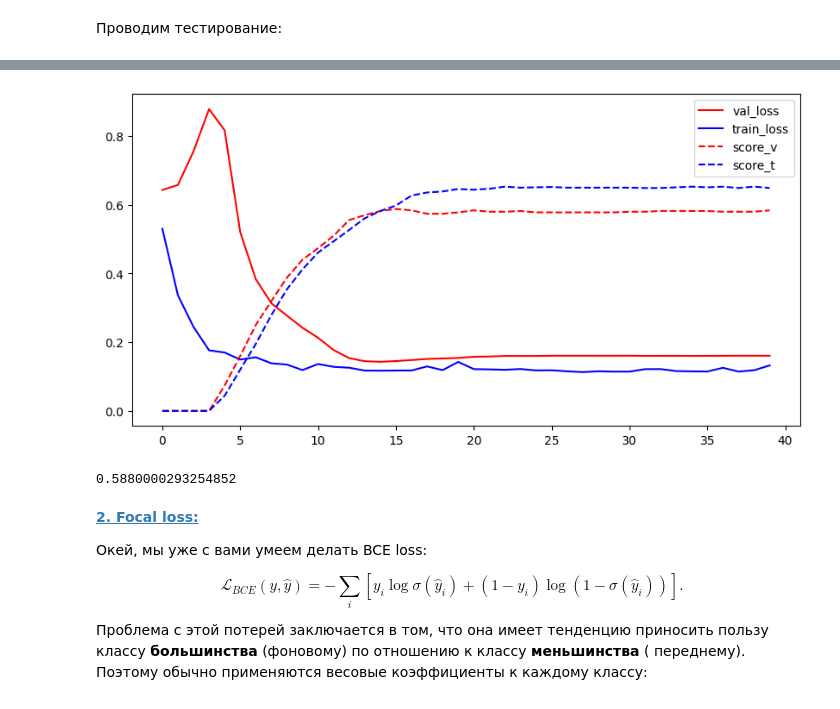
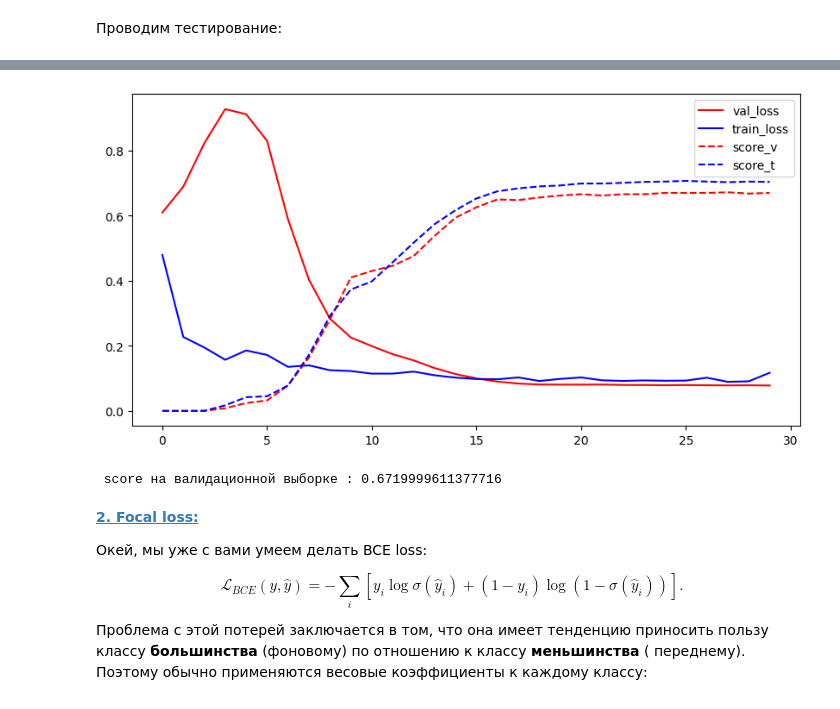
Before and after one commit to KiykoHanna/Stepik-DeepLearning, a Jupyter notebook: [hw]semantic_segmentation.ipynb, the cells around one changed output, grey strips where cells are left out. Saved outputs shown, nothing was run; the diff lists cells and outputs as text; code cells hidden in the pictures.

```diff
--- a/[hw]semantic_segmentation.ipynb
+++ b/[hw]semantic_segmentation.ipynb
@@ -380,16 +380,13 @@ def train(model, opt, loss_fn, epochs, data_tr, data_val, sheduler, score_fn):
         Y_hat = model(X_val.to(device)).detach().to('cpu')
         Y_pred = torch.sigmoid(Y_hat)
         Y_pred = Y_pred.to(device)
-        # Y_pred = torch.where(Y_pred > 0.5, 1, 0)
-
-        # Y_batch = Y_batch.to(device)
 
         cur_iou += iou_pytorch(Y_pred, Y_batch).mean().item()
         epoch_iou = cur_iou / len(data_tr)
 
-        if epoch_iou > best_iou:
-                best_iou = epoch_iou
-                best_model_wts = copy.deepcopy(model.state_dict())
+        # if epoch_iou > best_iou:
+        #         best_iou = epoch_iou
+        #         best_model_wts = copy.deepcopy(model.state_dict())
 
         loss_v.append(loss_fn(Y_val, Y_hat))
         avg_score_t = score_fn(model, iou_pytorch, data_tr)
@@ -408,12 +405,13 @@ def train(model, opt, loss_fn, epochs, data_tr, data_val, sheduler, score_fn):
             plt.axis('off')
 
             plt.subplot(2, 6, k+7)
-            plt.imshow((Y_hat[k, 0]), cmap='gray')
+            Y_pred = Y_pred.to('cpu')
+            plt.imshow((Y_pred[k, 0]), cmap='gray')
             plt.title('Output')
             plt.axis('off')
         plt.suptitle('%d / %d - loss: %f' % (epoch+1, epochs, avg_loss))
         plt.show()
-    model.load_state_dict(best_model_wts)
+    # model.load_state_dict(best_model_wts)
     return loss_t, loss_v, score_v, score_t
 # %% [markdown]
 ## Инференс [1 балл]
@@ -430,7 +428,7 @@ def score_model(model, metric, data):
     scores = 0
     for X_batch, Y_label in data:
       Y_pred = model(X_batch.to(device))
-      Y_pred = Y_pred > 0.5
+      torch.where(Y_pred > 0.5, 1, 0)
       scores += metric(Y_pred, Y_label.to(device)).mean().item()
     return scores/len(data)
 # %% [markdown]
@@ -497,7 +498,7 @@ def dice_loss(y_real, y_pred):
 model_dice = SegNet().to(device)
 
 max_epochs = 30
-optim = torch.optim.Adam(model.parameters(), lr=1e-4)
-scheduler = torch.optim.lr_scheduler.StepLR(optim, step_size=1, gamma=0.85)
+optim = torch.optim.Adam(model_dice.parameters(), lr=1e-3)
+scheduler = torch.optim.lr_scheduler.StepLR(optim, step_size=1, gamma=0.80)
 loss_t_dice, loss_v_dice, score_v_dice, score_t_dice = train(model_dice, optim, dice_loss, max_epochs, data_tr, data_val, scheduler, score_model)
 # %% [output]
@@ -506,17 +506,18 @@ OutOfMemoryError: ignored
 # %%
 fig = plt.figure(figsize = (10, 5))
 
 plt.plot(loss_v_dice, label="val_loss", color= 'r')
 plt.plot(loss_t_dice, label="train_loss", color= 'b')
 plt.plot(score_v_dice, label="score_v", color= 'r', linestyle='dashed')
 plt.plot(score_t_dice, label="score_t", color= 'b', linestyle='dashed')
 plt.legend()
 plt.show()
-score = max(score_v_dice)
-print(f'лучший score на валидационной выборке : {score}')
+
+score_dice = score = max(score_v_dice)
+print(f' score на валидационной выборке : {score_dice}')
 # %% [output]
-[figure, old version]
+[figure, new version]
-0.5880000293254852
+ score на валидационной выборке : 0.6719999611377716
 # %% [markdown]
 [**2. Focal loss:**](https://arxiv.org/pdf/1708.02002.pdf)
 
```
Also changed, not shown: parts of 20 cells of this notebook.
